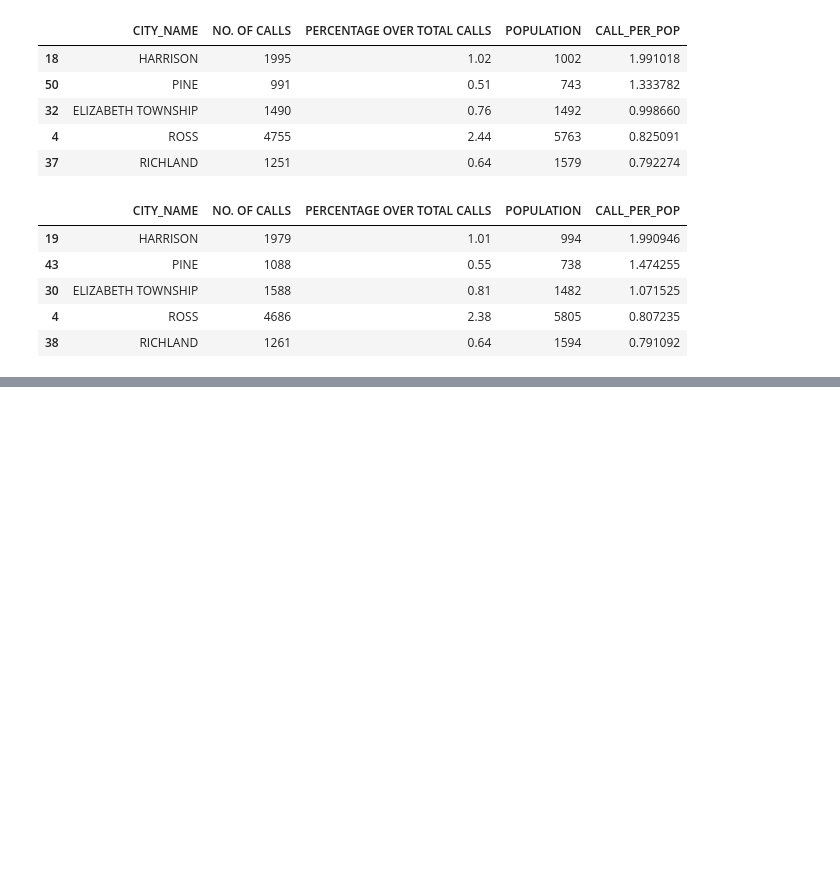
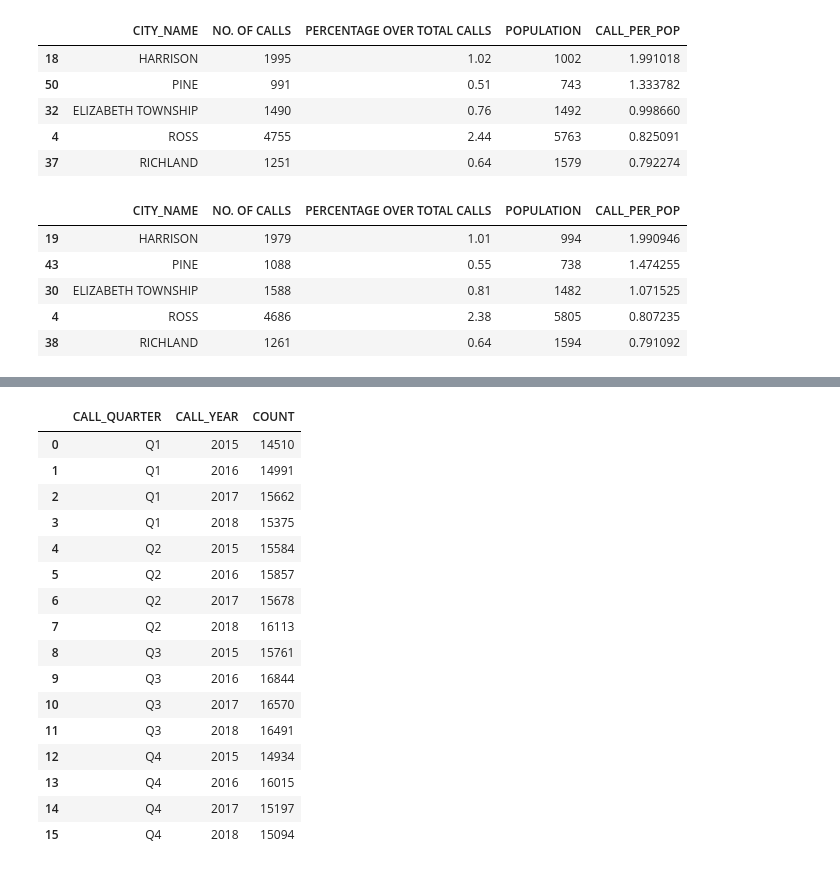
Before and after one commit to thoo/EMS-Dispatches-Pittsburgh, a Jupyter notebook: data_preprocessing.ipynb, the cells around one changed output, grey strips where cells are left out. Drawn from its saved outputs; the diff is of its cells as text; code cells hidden in the pictures; blank space fills up the shorter version.

```diff
--- a/data_preprocessing.ipynb
+++ b/data_preprocessing.ipynb
@@ -448,0 +490,21 @@ plt.tight_layout()
+# %%
+pgh_ems_Q = df_ems[df_ems['CITY_NAME'] == 'PITTSBURGH'].groupby(['CALL_QUARTER', 'CALL_YEAR']).size().reset_index(name='COUNT')
+pgh_ems_Q
+# %% [output]
+|  | CALL_QUARTER | CALL_YEAR | COUNT |
+| 0 | Q1 | 2015 | 14510 |
+| 1 | Q1 | 2016 | 14991 |
+| 2 | Q1 | 2017 | 15662 |
+| 3 | Q1 | 2018 | 15375 |
+| 4 | Q2 | 2015 | 15584 |
+| 5 | Q2 | 2016 | 15857 |
+| 6 | Q2 | 2017 | 15678 |
+| 7 | Q2 | 2018 | 16113 |
+| 8 | Q3 | 2015 | 15761 |
+| 9 | Q3 | 2016 | 16844 |
+| 10 | Q3 | 2017 | 16570 |
+| 11 | Q3 | 2018 | 16491 |
+| 12 | Q4 | 2015 | 14934 |
+| 13 | Q4 | 2016 | 16015 |
+| 14 | Q4 | 2017 | 15197 |
+| 15 | Q4 | 2018 | 15094 |
```
Also changed, not shown: parts of 11 cells of this notebook.
